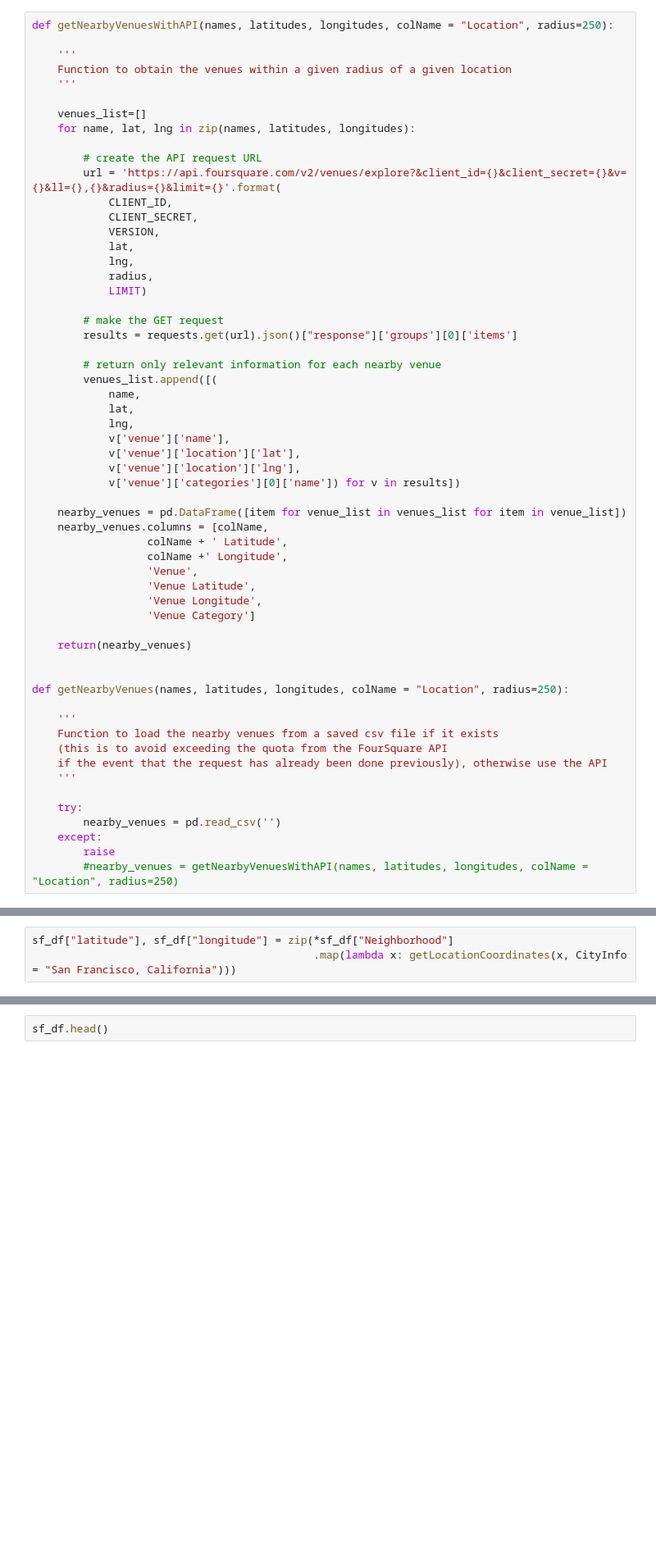
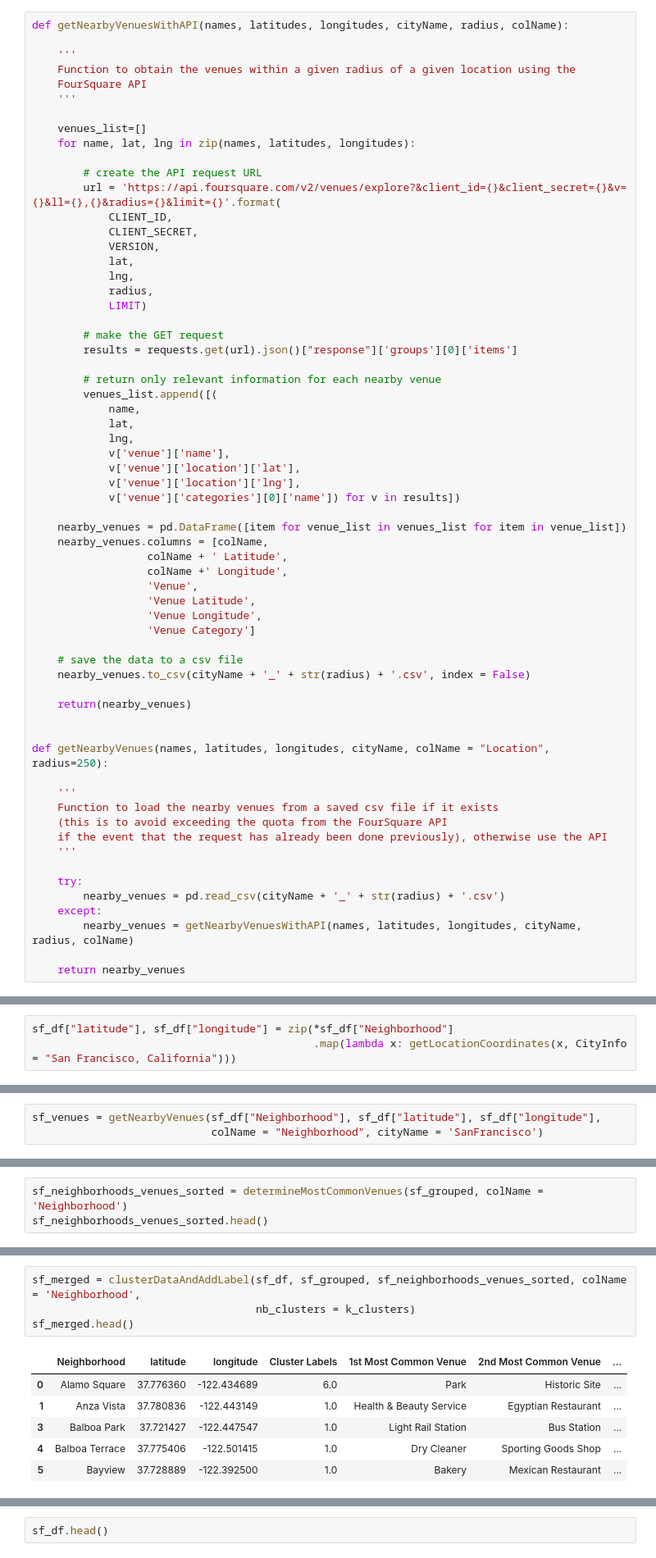
Before and after one commit to yjthoo/Coursera_Capstone, a Jupyter notebook: TravelRecommendation_notebook.ipynb, the cells around one changed output, grey strips where cells are left out. Shown at 82% size. Drawn from its saved outputs; the diff is of its cells as text; blank space fills up the shorter version.

```diff
--- a/TravelRecommendation_notebook.ipynb
+++ b/TravelRecommendation_notebook.ipynb
@@ -263,10 +270,11 @@ CLIENT_SECRET = 'O0PWLL4R41CU0VVJKAREDCL4DR1VMRBJ24QDCV5YIAK5A021' # your Foursq
 VERSION = '20180605' # Foursquare API version
 LIMIT = 100 # limit of number of venues returned by Foursquare API
 # %%
-def getNearbyVenuesWithAPI(names, latitudes, longitudes, colName = "Location", radius=250):
+def getNearbyVenuesWithAPI(names, latitudes, longitudes, cityName, radius, colName):
 
     '''
-    Function to obtain the venues within a given radius of a given location
+    Function to obtain the venues within a given radius of a given location using the
+    FourSquare API
     '''
 
     venues_list=[]
@@ -304,10 +312,13 @@ def getNearbyVenuesWithAPI(names, latitudes, longitudes, colName = "Location", r
                   'Venue Longitude',
                   'Venue Category']
 
+    # save the data to a csv file
+    nearby_venues.to_csv(cityName + '_' + str(radius) + '.csv', index = False)
+
     return(nearby_venues)
 
 
-def getNearbyVenues(names, latitudes, longitudes, colName = "Location", radius=250):
+def getNearbyVenues(names, latitudes, longitudes, cityName, colName = "Location", radius=250):
 
     '''
     Function to load the nearby venues from a saved csv file if it exists
@@ -316,7 +327,8 @@ def getNearbyVenues(names, latitudes, longitudes, colName = "Location", radius=2
     '''
 
     try:
-        nearby_venues = pd.read_csv('')
+        nearby_venues = pd.read_csv(cityName + '_' + str(radius) + '.csv')
     except:
-        raise
-        #nearby_venues = getNearbyVenuesWithAPI(names, latitudes, longitudes, colName = "Location", radius=250)
+        nearby_venues = getNearbyVenuesWithAPI(names, latitudes, longitudes, cityName, radius, colName)
+
+    return nearby_venues
@@ -540,0 +593,3 @@ The geograpical coordinates of San Francisco, California, USA are 37.7790262, -1
+# %%
+sf_venues = getNearbyVenues(sf_df["Neighborhood"], sf_df["latitude"], sf_df["longitude"],
+                            colName = "Neighborhood", cityName = 'SanFrancisco')
@@ -540,0 +598,3 @@ The geograpical coordinates of San Francisco, California, USA are 37.7790262, -1
+# %%
+sf_neighborhoods_venues_sorted = determineMostCommonVenues(sf_grouped, colName = 'Neighborhood')
+sf_neighborhoods_venues_sorted.head()
@@ -540,0 +608,11 @@ The geograpical coordinates of San Francisco, California, USA are 37.7790262, -1
+# %%
+sf_merged = clusterDataAndAddLabel(sf_df, sf_grouped, sf_neighborhoods_venues_sorted, colName = 'Neighborhood',
+                                   nb_clusters = k_clusters)
+sf_merged.head()
+# %% [output]
+|  | Neighborhood | latitude | longitude | Cluster Labels | 1st Most Common Venue | 2nd Most Common Venue | ... |
+| 0 | Alamo Square | 37.776360 | -122.434689 | 6.0 | Park | Historic Site | ... |
+| 1 | Anza Vista | 37.780836 | -122.443149 | 1.0 | Health & Beauty Service | Egyptian Restaurant | ... |
+| 3 | Balboa Park | 37.721427 | -122.447547 | 1.0 | Light Rail Station | Bus Station | ... |
+| 4 | Balboa Terrace | 37.775406 | -122.501415 | 1.0 | Dry Cleaner | Sporting Goods Shop | ... |
+| 5 | Bayview | 37.728889 | -122.392500 | 1.0 | Bakery | Mexican Restaurant | ... |
```
Also changed, not shown: parts of 39 cells of this notebook.
